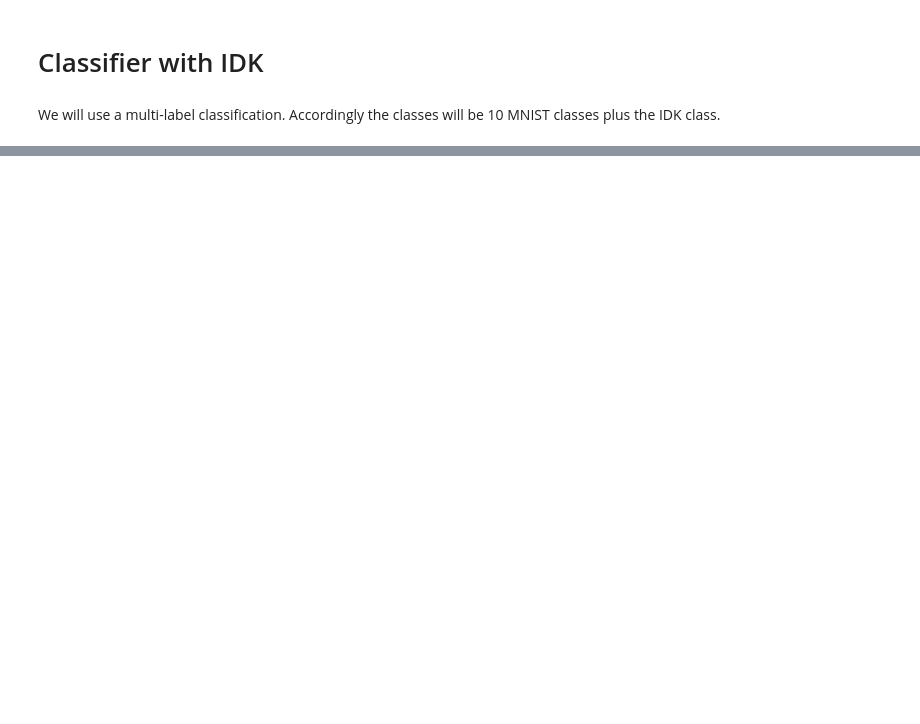
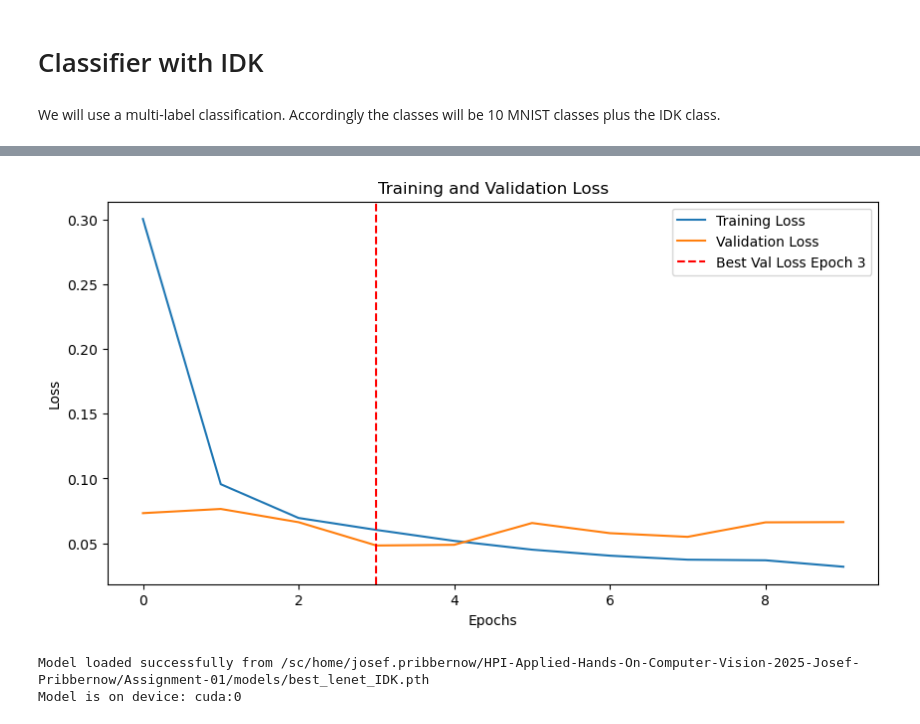
Before and after one commit to JosefPribbernow/HPI-Applied-Hands-On-Computer-Vision-2025-Josef-Pribbernow, a Jupyter notebook: Assignment-01/Assignment-01.ipynb, the cells around one changed output, grey strips where cells are left out. Saved outputs shown, nothing was run; the diff lists cells and outputs as text; code cells hidden in the pictures; blank space fills up the shorter version.

```diff
--- a/Assignment-01/Assignment-01.ipynb
+++ b/Assignment-01/Assignment-01.ipynb
@@ -125,10 +128,9 @@ dataset_names = {
         "train-val": "mnist-train-val-set",
         "train": "mnist-train-set",
         "val": "mnist-validation-set",
-        "test": "mnist-test-set"
+        "test": "mnist-test-set",
+        "train-val-IDK": "mnist-train-val-IDK-set",
+        "train-IDK": "mnist-train-IDK-set",
+        "val-IDK": "mnist-val-IDK-set",
+        "test-IDK": "mnist-test-IDK-set",
     }
-
-if DELETE_EXISTING_DATASETS:
-    for ds in fo.list_datasets():
-        print(f"Dataset '{ds}' already exists. Deleting it.")
-        fo.delete_dataset(ds)
@@ -192,10 +200,9 @@ if not dataset_names["train"] in fo.list_datasets() or not dataset_names["val"]
     # Define persistency
     train_dataset.persistent = True
     val_dataset.persistent = True
-
-    # Verify no overlap between train and validation
-    train_ids = set(train_dataset.values("id"))
-    val_ids = set(val_dataset.values("id"))
-    overlap = train_ids.intersection(val_ids)
+else:
+    print(f"Datasets '{dataset_names['train']}' and '{dataset_names['val']}' already exist. Loading them.")
+    train_dataset = fo.load_dataset(dataset_names["train"])
+    val_dataset = fo.load_dataset(dataset_names["val"])
 # %% [output]
 Tag counts after split:
@@ -1062,0 +1250,7 @@ We will use a multi-label classification. Accordingly the classes will be 10 MNI
+# %%
+model = ModernLeNet5(num_classes=11).to(device)
+
+ce_loss = nn.CrossEntropyLoss()
+optimizer = Adam(model.parameters(),
+                 lr=0.003, betas=(0.9, 0.999),
+                 eps=1e-08, weight_decay=0)
@@ -1062,0 +1300,42 @@ We will use a multi-label classification. Accordingly the classes will be 10 MNI
+# %%
+plt.figure(figsize=(num_epochs, 5))
+plt.plot(train_losses, label='Training Loss')
+plt.plot(val_losses, label='Validation Loss')
+plt.xlabel('Epochs')
+plt.ylabel('Loss')
+plt.legend()
+plt.title('Training and Validation Loss')
+
+# Find the epoch with the best validation loss
+best_epoch = np.argmin(val_losses)
+
+# Add a vertical red line at the epoch with the best validation loss
+plt.axvline(x=best_epoch, color='red', linestyle='--', label=f'Best Val Loss Epoch {best_epoch}')
+plt.legend()
+
+plt.savefig(EXAMPLES_PATH / "training_validation_loss_IDK.png")
+plt.show()
+# %% [output]
+[figure, added]
+# %%
+# Define the path where the best model was saved
+model_save_path = MODEL_PATH / 'best_lenet_IDK.pth'
+
+# Instantiate a new model with the same architecture
+loaded_model = ModernLeNet5(num_classes=11)
+
+# Load the saved state dictionary into the new model instance
+device = "cuda" if torch.cuda.is_available() else "cpu"
+loaded_model.load_state_dict(torch.load(model_save_path, map_location=device))
+
+# Move the model to the device
+loaded_model = loaded_model.to(device)
+
+# Set the model to evaluation mode
+loaded_model.eval()
+
+print(f"Model loaded successfully from {model_save_path}")
+print(f"Model is on device: {next(loaded_model.parameters()).device}")
+# %% [output]
+Model loaded successfully from /sc/home/josef.pribbernow/HPI-Applied-Hands-On-Computer-Vision-2025-Josef-Pribbernow/Assignment-01/models/best_lenet_IDK.pth
+Model is on device: cuda:0
```
Also changed, not shown: parts of 33 cells of this notebook, 5 other files.
